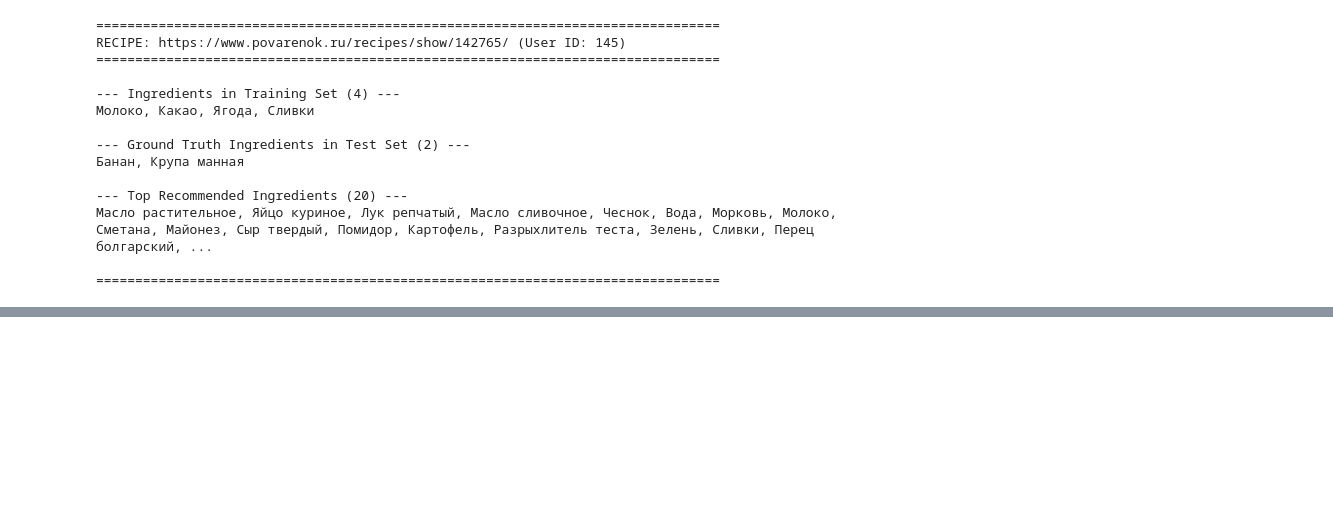
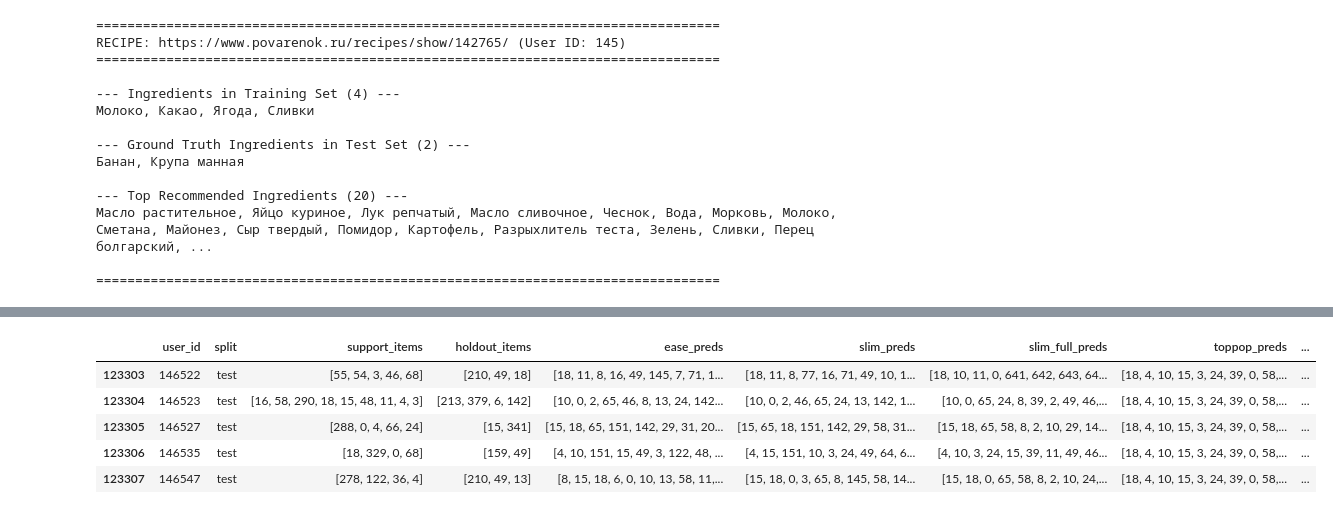
Before and after one commit to polinaryltseva/recipe_recommender, a Jupyter notebook: models_base.ipynb, the cells around one changed output, grey strips where cells are left out. Drawn from its saved outputs; the diff is of its cells as text; code cells hidden in the pictures; blank space fills up the shorter version.

```diff
--- a/models_base.ipynb
+++ b/models_base.ipynb
@@ -939,9 +929,18 @@ class TopPopular:
         return [top_k_recs] * len(user_ids)
 
 toppop_model = TopPopular()
-toppop_model.fit(train, item_col='item_id')
+toppop_model.fit(train_df, item_col='item_id')
 # %%
-pop_predictions = toppop_model.predict( user_ids=full_grouped_data['user_id'], top_k=20)
+target_mask = full_grouped_data['split'] == 'test'
+target_index = full_grouped_data.index[target_mask]
 
-full_grouped_data['toppop_preds'] = pop_predictions
+pop_predictions = toppop_model.predict(
+    user_ids=full_grouped_data.loc[target_mask, 'user_id'],
+    top_k=20
+)
+
+full_grouped_data.loc[target_index, 'toppop_preds'] = pd.Series(
+    pop_predictions,
+    index=target_index
+)
 # %%
@@ -1005,0 +1018,74 @@ RECIPE: https://www.povarenok.ru/recipes/show/142765/ (User ID: 145)
+# %%
+import numpy as np
+import scipy.sparse as sps
+
+def bm25_weight(X: sps.spmatrix, k1: float = 1.2, b: float = 0.75) -> sps.csr_matrix:
+    X = X.tocoo().astype(np.float32)
+    num_users = X.shape[0]
+
+    df = np.bincount(X.col, minlength=X.shape[1])
+    idf = np.log((num_users - df + 0.5) / (df + 0.5))
+    idf = np.maximum(idf, 0.0)
+
+    row_counts = np.bincount(X.row, minlength=X.shape[0]).astype(np.float32)
+    avg_length = row_counts.mean() + 1e-9
+    length_norm = k1 * ((1 - b) + b * row_counts[X.row] / avg_length)
+
+    data = X.data * (k1 + 1.0) / (X.data + length_norm + 1e-9)
+    data *= idf[X.col]
+
+    return sps.csr_matrix((data, (X.row, X.col)), shape=X.shape)
+
+
+def train_itemknn(user_item_matrix: sps.spmatrix, topk: int = 200, shrink: float = 100.0, use_binary: bool = True,
+                  bm25_k1: float = 1.2, bm25_b: float = 0.75) -> np.ndarray:
+
+    X = user_item_matrix.tocsr().astype(np.float32)
+    X = bm25_weight(X, k1=bm25_k1, b=bm25_b)
+
+    C = (X.T @ X).astype(np.float32).toarray()  # items x items
+
+    norms = np.sqrt(np.asarray(X.power(2).sum(axis=0)).ravel() + 1e-9)  # (items,)
+    denom = (norms[:, None] * norms[None, :]) + 1e-8
+    cos_sim = C / denom
+
+    if use_binary:
+        Xb = X.copy()
+        Xb.data[:] = 1.0
+        co_counts = (Xb.T @ Xb).astype(np.float32).toarray()
+    else:
+        co_counts = C
+    alpha = co_counts / (co_counts + shrink + 1e-9)
+    cos_sim *= alpha
+
+    np.fill_diagonal(cos_sim, 0.0)
+
+    if topk is not None and topk > 0 and topk < cos_sim.shape[1]:
+        k = int(topk)
+        idx = np.argpartition(-cos_sim, kth=k, axis=1)
+        rows = np.arange(cos_sim.shape[0])[:, None]
+        mask = np.ones_like(cos_sim, dtype=bool)
+        topk_idx = idx[:, :k]
+        mask[rows, topk_idx] = False
+        cos_sim[mask] = 0.0
+
+    return cos_sim.astype(np.float32)
+
+
+
+preds_itemknn = train_itemknn(matrix_train, topk=200, shrink=100.0, use_binary=True)
+
+tqdm.pandas()
+test_mask = full_grouped_data['split'] == 'test'
+full_grouped_data.loc[test_mask, 'itemknn_preds'] = (
+    full_grouped_data.loc[test_mask, 'support_items']
+    .progress_apply(lambda interactions: get_preds(interactions, item2id, id2item, preds_itemknn))
+)
+full_grouped_data.loc[test_mask].tail()
+# %% [output]
+|  | user_id | split | support_items | holdout_items | ease_preds | slim_preds | slim_full_preds | toppop_preds | ... |
+| 123303 | 146522 | test | [55, 54, 3, 46, 68] | [210, 49, 18] | [18, 11, 8, 16, 49, 145, 7, 71, 1... | [18, 11, 8, 77, 16, 71, 49, 10, 1... | [18, 10, 11, 0, 641, 642, 643, 64... | [18, 4, 10, 15, 3, 24, 39, 0, 58,... | ... |
+| 123304 | 146523 | test | [16, 58, 290, 18, 15, 48, 11, 4, 3] | [213, 379, 6, 142] | [10, 0, 2, 65, 46, 8, 13, 24, 142... | [10, 0, 2, 46, 65, 24, 13, 142, 1... | [10, 0, 65, 24, 8, 39, 2, 49, 46,... | [18, 4, 10, 15, 3, 24, 39, 0, 58,... | ... |
+| 123305 | 146527 | test | [288, 0, 4, 66, 24] | [15, 341] | [15, 18, 65, 151, 142, 29, 31, 20... | [15, 65, 18, 151, 142, 29, 58, 31... | [15, 18, 65, 58, 8, 2, 10, 29, 14... | [18, 4, 10, 15, 3, 24, 39, 0, 58,... | ... |
+| 123306 | 146535 | test | [18, 329, 0, 68] | [159, 49] | [4, 10, 151, 15, 49, 3, 122, 48, ... | [4, 15, 151, 10, 3, 24, 49, 64, 6... | [4, 10, 3, 24, 15, 39, 11, 49, 46... | [18, 4, 10, 15, 3, 24, 39, 0, 58,... | ... |
+| 123307 | 146547 | test | [278, 122, 36, 4] | [210, 49, 13] | [8, 15, 18, 6, 0, 10, 13, 58, 11,... | [15, 18, 0, 3, 65, 8, 145, 58, 14... | [15, 18, 0, 65, 58, 8, 2, 10, 24,... | [18, 4, 10, 15, 3, 24, 39, 0, 58,... | ... |
```
Also changed, not shown: parts of 41 cells of this notebook.
